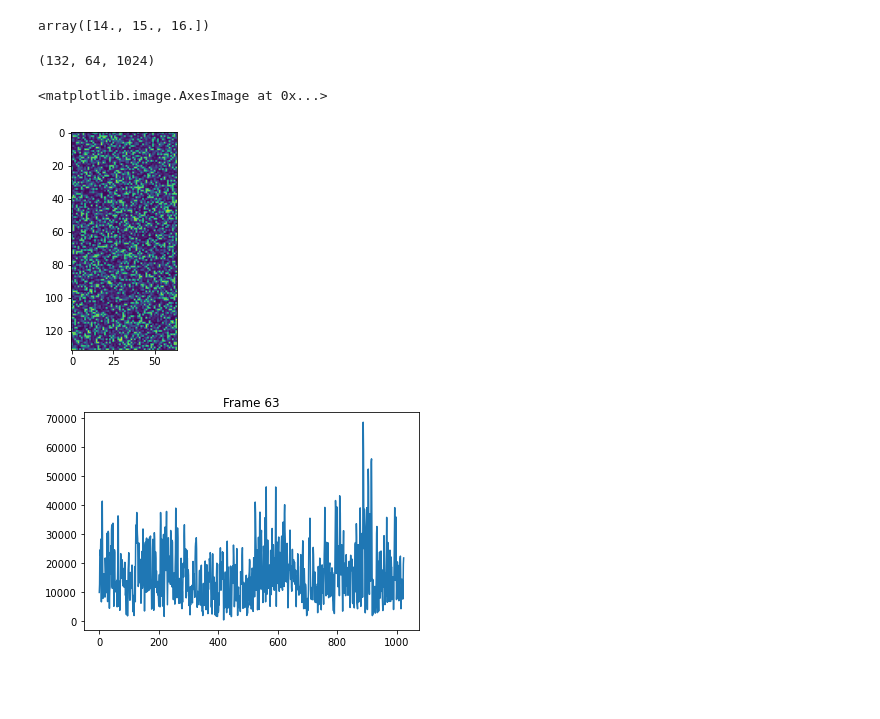
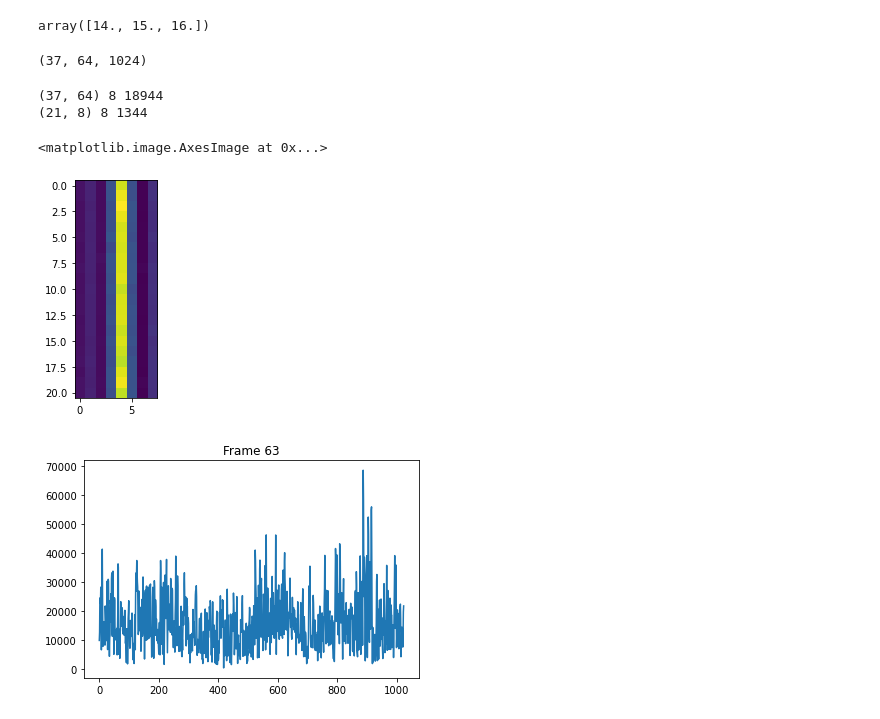
Before and after one commit to jvvtt/a2gMeasurements, a Jupyter notebook: notebook_for_tests.ipynb, the cells around one changed output. Cells and saved outputs as stored; diff of their text form; code cells hidden in the pictures; blank space fills up the shorter version.

```diff
--- a/notebook_for_tests.ipynb
+++ b/notebook_for_tests.ipynb
@@ -1196,20 +1196,24 @@ import datetime
 import matplotlib.pyplot as plt
 
 #a = np.load("C:\\Users\\manifold-uav-vtt\\Documents\\RX_POWER_NPDPS_200_DISTANCE_TXR_2.npy") # Baseline
-a = np.load("2023-08-18-15-43-24-877435-PDPs.npy")
+a = np.load("2023-09-26-12-18-40-736104-PDPs.npy")
 b = np.load('2023-8-4-PDPs-TIMETAGS.npy')
 # %%
 a.shape
 # %% [output]
-(132, 64, 1024)
+(37, 64, 1024)
-# %%
-c = np.abs(a)
-d = np.sum(c, axis=2)
-
-plt.imshow(d)
-# %% [output]
-<matplotlib.image.AxesImage at 0x...>
-[figure, removed]
+# %%
+c = np.abs(a)
+d = np.sum(c, axis=2)
+e = d[:21, ::8]
+print(d.shape, d.itemsize, d.itemsize*d.shape[0]*d.shape[1])
+print(e.shape, e.itemsize, e.itemsize*e.shape[0]*e.shape[1])
+plt.imshow(e)
+# %% [output]
+(37, 64) 8 18944
+(21, 8) 8 1344
+<matplotlib.image.AxesImage at 0x...>
+[figure, added]
 # %%
 
 import matplotlib.animation as animation
```
Also changed, not shown: 2 other files.
